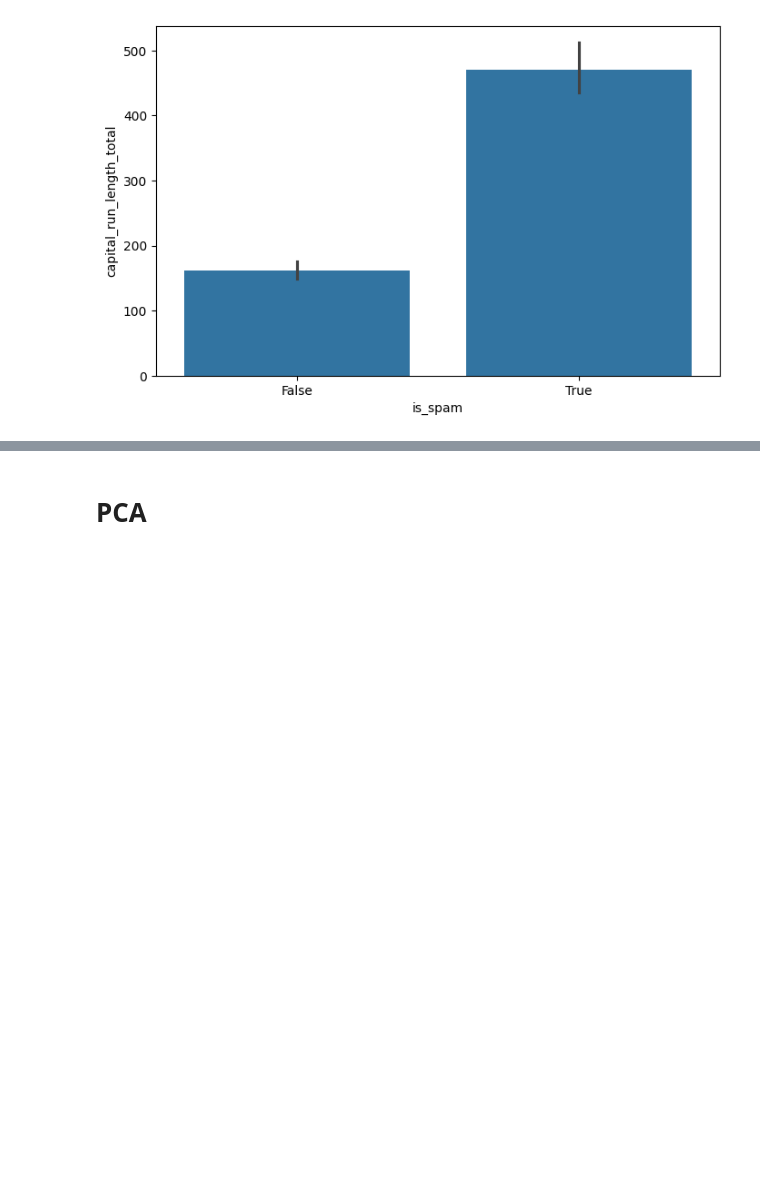
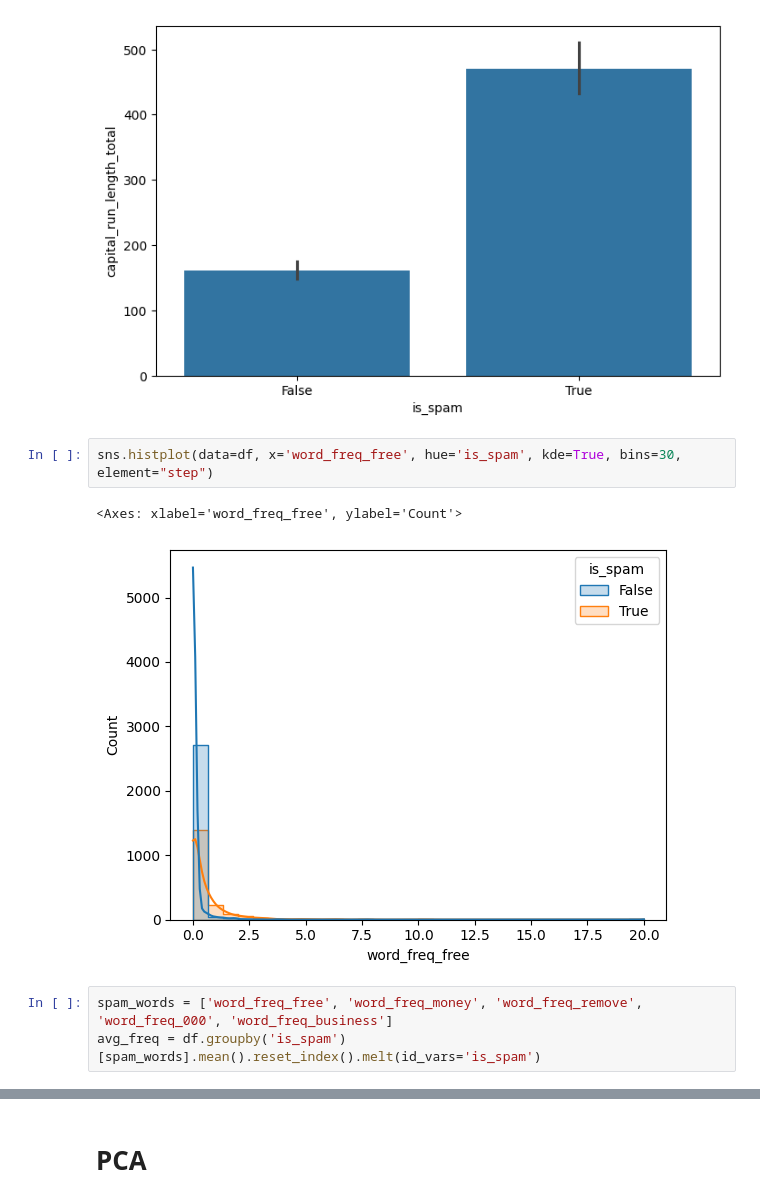
Before and after one commit to sba25360-byte/L7-Data-Exploration, a Jupyter notebook: Data_Exploration.ipynb, the cells around one changed output, grey strips where cells are left out. Saved outputs shown, nothing was run; the diff lists cells and outputs as text; blank space fills up the shorter version.

```diff
--- a/Data_Exploration.ipynb
+++ b/Data_Exploration.ipynb
@@ -97,3 +86,11 @@ sns.barplot(x='is_spam', y='capital_run_length_total', data=df)
 # %% [output]
 <Axes: xlabel='is_spam', ylabel='capital_run_length_total'>
 [figure]
+# %%
+sns.histplot(data=df, x='word_freq_free', hue='is_spam', kde=True, bins=30, element="step")
+# %% [output]
+<Axes: xlabel='word_freq_free', ylabel='Count'>
+[figure, added]
+# %%
+spam_words = ['word_freq_free', 'word_freq_money', 'word_freq_remove', 'word_freq_000', 'word_freq_business']
+avg_freq = df.groupby('is_spam')[spam_words].mean().reset_index().melt(id_vars='is_spam')
```
Also changed, not shown: parts of 12 cells of this notebook.
